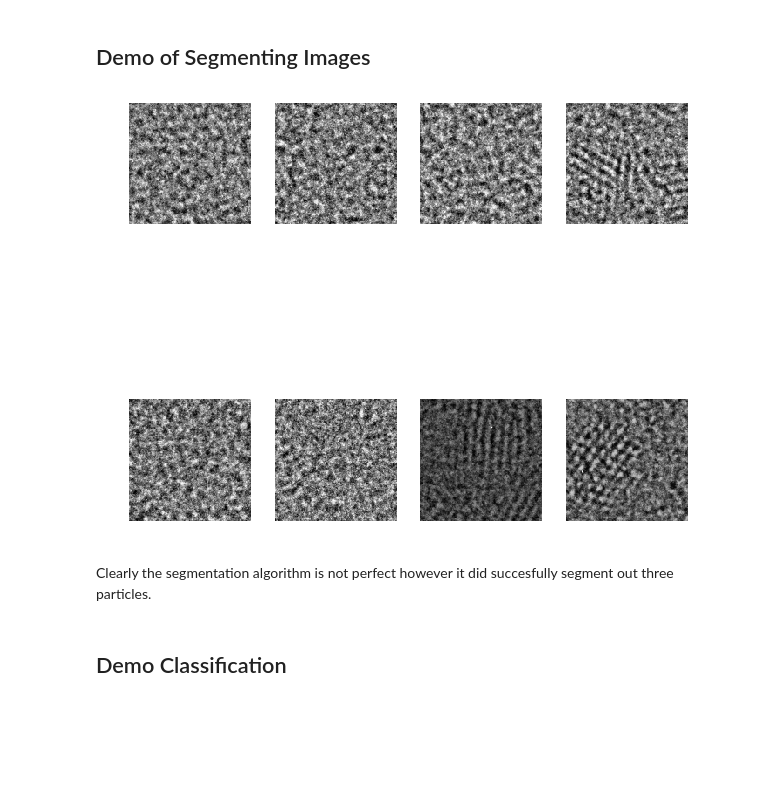
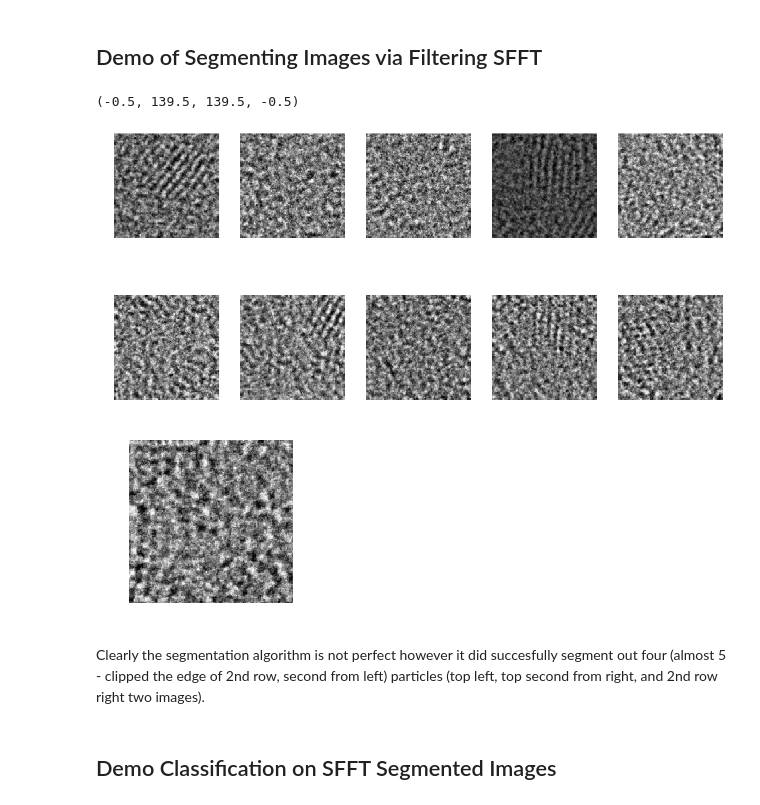
Before and after one commit to ckgrosch/groschner-python-ay250-homework, a Jupyter notebook: final_project/Demo.ipynb, the cells around one changed output. Drawn from its saved outputs; the diff is of its cells as text; code cells hidden in the pictures; blank space fills up the shorter version.

Commit message:
finished demo, created README, cleaned rf_development

```diff
--- a/final_project/Demo.ipynb
+++ b/final_project/Demo.ipynb
@@ -11,5 +13,5 @@ from sklearn.externals import joblib
 # %% [markdown]
-## Demo of Segmenting Images
+## Demo of Segmenting Images via Filtering SFFT
 # %%
 base_dir = os.getcwd()
 data_dir = base_dir + '/demo_data/'
@@ -17,19 +19,24 @@ data_dir = base_dir + '/demo_data/'
 seg_regions = nps.segmentation_pipeline(data_dir,number_images=3)
 # %%
 seg_image_files = glob(data_dir+'segmented_images/*.png')
-fig, axs = plt.subplots(2,4,figsize = (10,10))
+fig, axs = plt.subplots(2,5,figsize = (20,10))
 idx = 0
 for row in axs:
     for ax in row:
         ax.imshow(io.imread(seg_image_files[idx]))
         ax.axis('off')
         idx += 1
+fig2, ax2 = plt.subplots(1,1,figsize = (3,3))
+ax2.imshow(io.imread(seg_image_files[10]))
+ax2.axis('off')
 # %% [output]
+(-0.5, 139.5, 139.5, -0.5)
-[figure, old version]
+[figure, new version]
+[figure, added]
 # %% [markdown]
-Clearly the segmentation algorithm is not perfect however it did succesfully segment out three particles.
+Clearly the segmentation algorithm is not perfect however it did succesfully segment out four (almost 5 - clipped the edge of 2nd row, second from left) particles (top left, top second from right, and 2nd row right two images).
 # %% [markdown]
-## Demo Classification
+## Demo Classification on SFFT Segmented Images
 # %%
 model_dir = base_dir + '/rf_models/'
 filename = model_dir + 'opt_random_forest.pkl'
```
Also changed, not shown: parts of 14 cells of this notebook, 6 other files.
